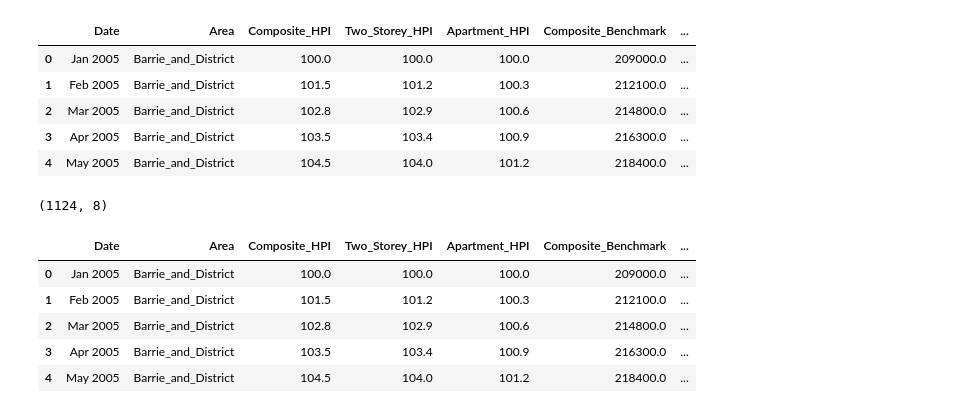
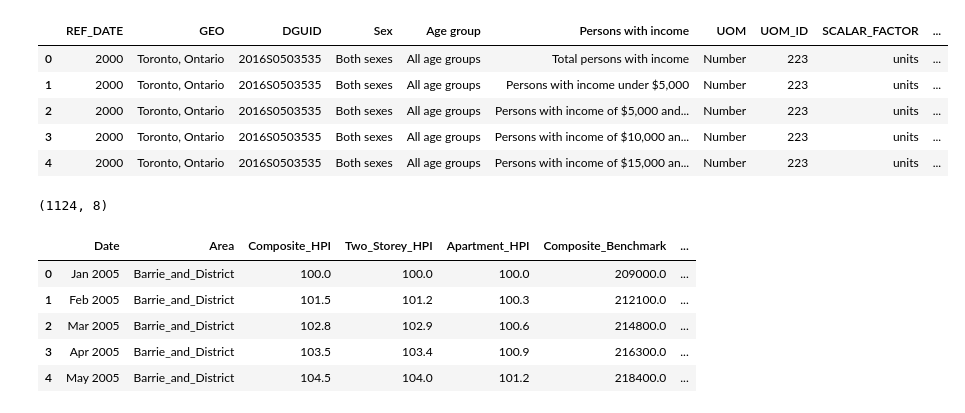
Before and after one commit to preeti0103/Project1, a Jupyter notebook: region_price_comparison.ipynb, the cells around one changed output. Cells and saved outputs as stored; diff of their text form; code cells hidden in the pictures.

```diff
--- a/region_price_comparison.ipynb
+++ b/region_price_comparison.ipynb
@@ -6,14 +6,16 @@ import numpy as np
 # %%
 # Read the .csv file
 housing_price = pd.read_csv('Resources/housing_prices.csv')
 housing_price.head()
+income_data = pd.read_csv('Resources/Income - Toronto.csv')
+income_data.head()
 # %% [output]
-|  | Date | Area | Composite_HPI | Two_Storey_HPI | Apartment_HPI | Composite_Benchmark | ... |
-| 0 | Jan 2005 | Barrie_and_District | 100.0 | 100.0 | 100.0 | 209000.0 | ... |
-| 1 | Feb 2005 | Barrie_and_District | 101.5 | 101.2 | 100.3 | 212100.0 | ... |
-| 2 | Mar 2005 | Barrie_and_District | 102.8 | 102.9 | 100.6 | 214800.0 | ... |
-| 3 | Apr 2005 | Barrie_and_District | 103.5 | 103.4 | 100.9 | 216300.0 | ... |
-| 4 | May 2005 | Barrie_and_District | 104.5 | 104.0 | 101.2 | 218400.0 | ... |
+|  | REF_DATE | GEO | DGUID | Sex | Age group | Persons with income | UOM | UOM_ID | SCALAR_FACTOR | ... |
+| 0 | 2000 | Toronto, Ontario | 2016S0503535 | Both sexes | All age groups | Total persons with income | Number | 223 | units | ... |
+| 1 | 2000 | Toronto, Ontario | 2016S0503535 | Both sexes | All age groups | Persons with income under $5,000 | Number | 223 | units | ... |
+| 2 | 2000 | Toronto, Ontario | 2016S0503535 | Both sexes | All age groups | Persons with income of $5,000 and... | Number | 223 | units | ... |
+| 3 | 2000 | Toronto, Ontario | 2016S0503535 | Both sexes | All age groups | Persons with income of $10,000 an... | Number | 223 | units | ... |
+| 4 | 2000 | Toronto, Ontario | 2016S0503535 | Both sexes | All age groups | Persons with income of $15,000 an... | Number | 223 | units | ... |
 # %%
 # Get the dimensions of the DataFrame
 housing_price.shape
```
